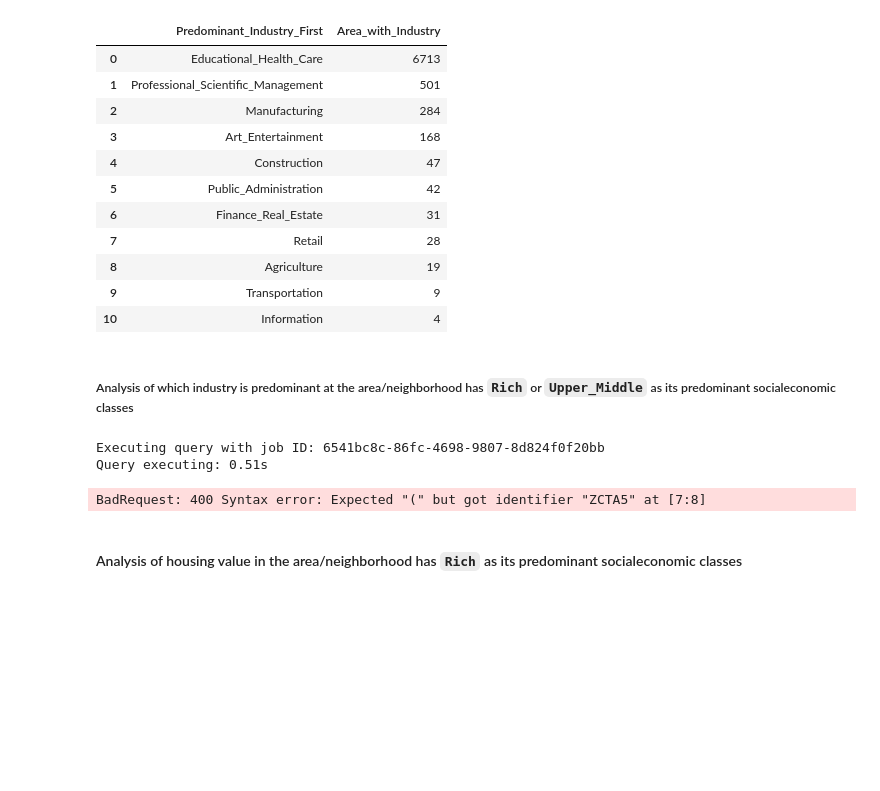
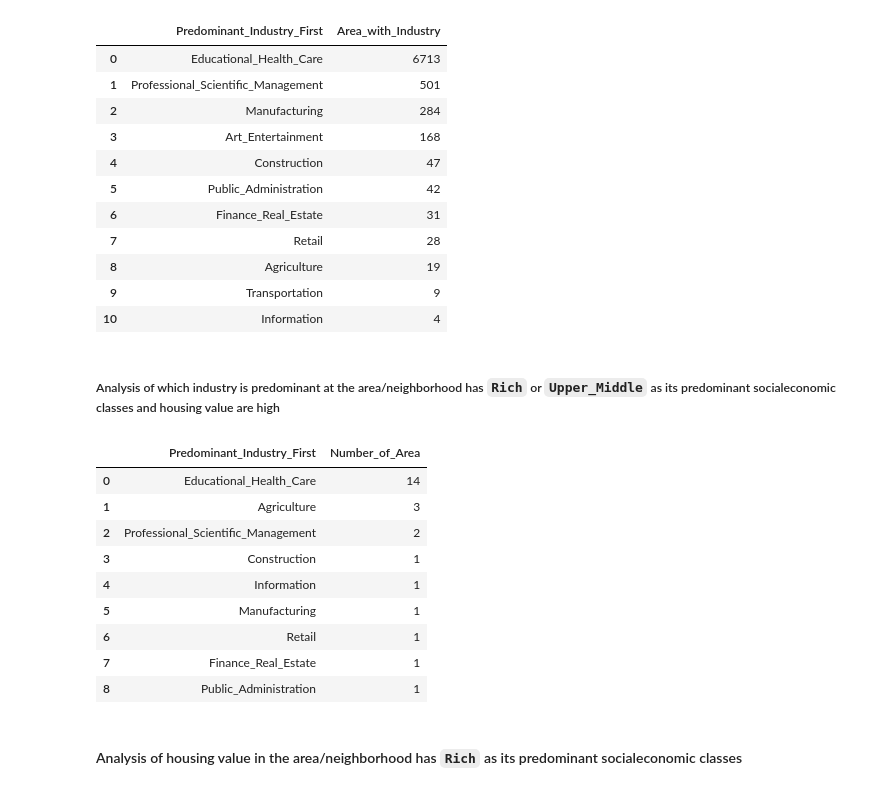
Before and after one commit to xindixu/US-demographic-analysis, a Jupyter notebook: primary-data/acs_2018_analysis.ipynb, the cells around one changed output. Drawn from its saved outputs; the diff is of its cells as text; code cells hidden in the pictures; blank space fills up the shorter version.

```diff
--- a/primary-data/acs_2018_analysis.ipynb
+++ b/primary-data/acs_2018_analysis.ipynb
@@ -392,23 +392,30 @@ order by Area_with_Industry desc
 | 9 | Transportation | 9 |
 | 10 | Information | 4 |
 # %% [markdown]
-##### Analysis of which industry is predominant at the area/neighborhood has `Rich` or `Upper_Middle` as its predominant socialeconomic classes
+##### Analysis of which industry is predominant at the area/neighborhood has `Rich` or `Upper_Middle` as its predominant socialeconomic classes and housing value are high
 # %%
 %%bigquery
 select Predominant_Industry_First, count(*) as Number_of_Area
 from `acs_2018_modeled.Labor_In_Industry_Beam_DF`
 where ZCTA5 in
-(select ZCTA5
+(select i.ZCTA5
  from `acs_2018_modeled.Income_Beam_DF` i
  join `acs_2018_modeled.Housing_Value_Beam_DF` h
- using ZCTA5
+ on i.ZCTA5 = h.ZCTA5
  where (Predominant_Class = 'Rich' or Predominant_Class = 'Upper_Middle') and High_Housing_Value > 0)
 group by Predominant_Industry_First
 order by Number_of_Area desc
 # %% [output]
-Executing query with job ID: 6541bc8c-86fc-4698-9807-8d824f0f20bb
-Query executing: 0.51s
-BadRequest: 400 Syntax error: Expected "(" but got identifier "ZCTA5" at [7:8]
+|  | Predominant_Industry_First | Number_of_Area |
+| 0 | Educational_Health_Care | 14 |
+| 1 | Agriculture | 3 |
+| 2 | Professional_Scientific_Management | 2 |
+| 3 | Construction | 1 |
+| 4 | Information | 1 |
+| 5 | Manufacturing | 1 |
+| 6 | Retail | 1 |
+| 7 | Finance_Real_Estate | 1 |
+| 8 | Public_Administration | 1 |
 # %% [markdown]
 #### Analysis of housing value in the area/neighborhood has `Rich` as its predominant socialeconomic classes
 # %%
```
Also changed, not shown: parts of 1 cell of this notebook.
